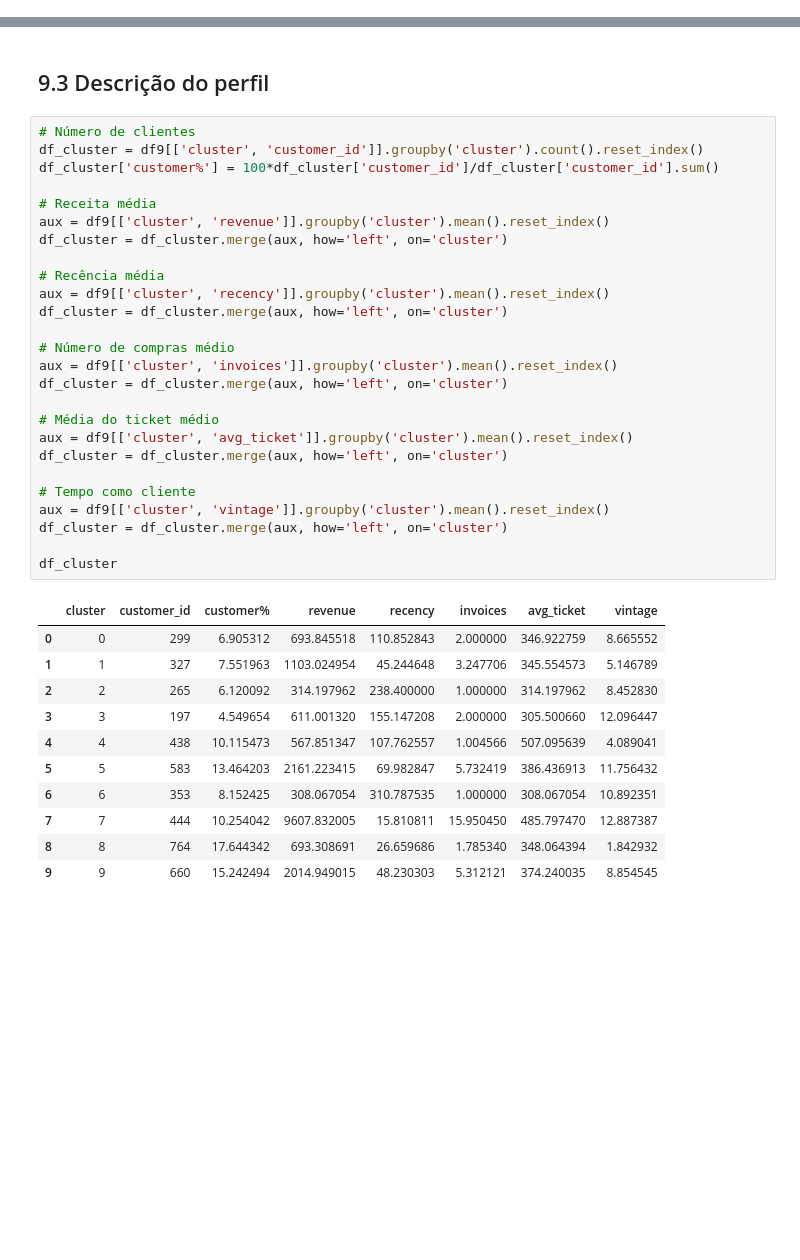
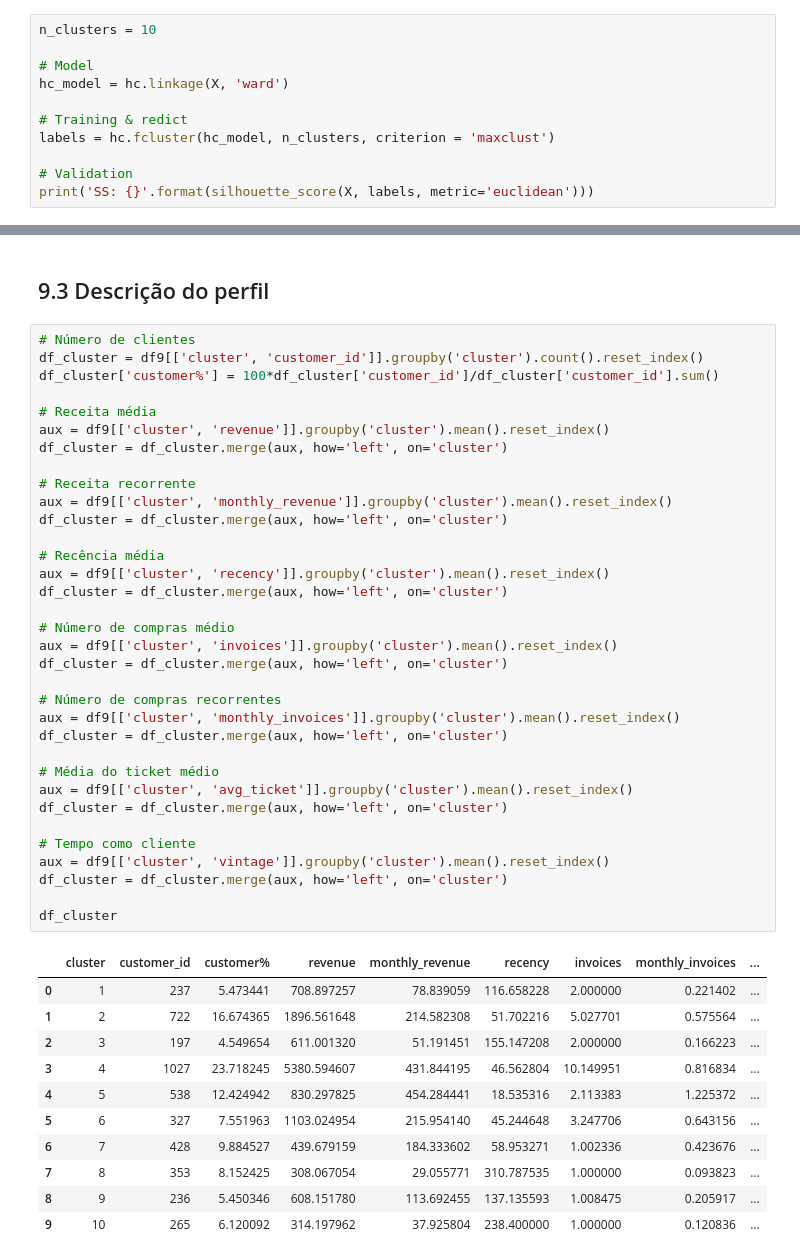
Before and after one commit to paixaols/loyalty-program, a Jupyter notebook: notebooks/4.3_loyalty_cluster-umap-embedding.ipynb, the cells around one changed output, grey strips where cells are left out. Saved outputs shown, nothing was run; the diff lists cells and outputs as text; blank space fills up the shorter version.

```diff
--- a/notebooks/4.3_loyalty_cluster-umap-embedding.ipynb
+++ b/notebooks/4.3_loyalty_cluster-umap-embedding.ipynb
@@ -1142,0 +1131,11 @@ SS: 0.5191026329994202
+# %%
+n_clusters = 10
+
+# Model
+hc_model = hc.linkage(X, 'ward')
+
+# Training & redict
+labels = hc.fcluster(hc_model, n_clusters, criterion = 'maxclust')
+
+# Validation
+print('SS: {}'.format(silhouette_score(X, labels, metric='euclidean')))
@@ -1181,39 +1189,47 @@ df9['cluster'] = labels
 # %%
 # Número de clientes
 df_cluster = df9[['cluster', 'customer_id']].groupby('cluster').count().reset_index()
 df_cluster['customer%'] = 100*df_cluster['customer_id']/df_cluster['customer_id'].sum()
 
 # Receita média
 aux = df9[['cluster', 'revenue']].groupby('cluster').mean().reset_index()
 df_cluster = df_cluster.merge(aux, how='left', on='cluster')
 
+# Receita recorrente
+aux = df9[['cluster', 'monthly_revenue']].groupby('cluster').mean().reset_index()
+df_cluster = df_cluster.merge(aux, how='left', on='cluster')
+
 # Recência média
 aux = df9[['cluster', 'recency']].groupby('cluster').mean().reset_index()
 df_cluster = df_cluster.merge(aux, how='left', on='cluster')
 
 # Número de compras médio
 aux = df9[['cluster', 'invoices']].groupby('cluster').mean().reset_index()
+df_cluster = df_cluster.merge(aux, how='left', on='cluster')
+
+# Número de compras recorrentes
+aux = df9[['cluster', 'monthly_invoices']].groupby('cluster').mean().reset_index()
 df_cluster = df_cluster.merge(aux, how='left', on='cluster')
 
 # Média do ticket médio
 aux = df9[['cluster', 'avg_ticket']].groupby('cluster').mean().reset_index()
 df_cluster = df_cluster.merge(aux, how='left', on='cluster')
 
 # Tempo como cliente
 aux = df9[['cluster', 'vintage']].groupby('cluster').mean().reset_index()
 df_cluster = df_cluster.merge(aux, how='left', on='cluster')
 
 df_cluster
 # %% [output]
-|  | cluster | customer_id | customer% | revenue | recency | invoices | avg_ticket | vintage |
-| 0 | 0 | 299 | 6.905312 | 693.845518 | 110.852843 | 2.000000 | 346.922759 | 8.665552 |
-| 1 | 1 | 327 | 7.551963 | 1103.024954 | 45.244648 | 3.247706 | 345.554573 | 5.146789 |
-| 2 | 2 | 265 | 6.120092 | 314.197962 | 238.400000 | 1.000000 | 314.197962 | 8.452830 |
-| 3 | 3 | 197 | 4.549654 | 611.001320 | 155.147208 | 2.000000 | 305.500660 | 12.096447 |
-| 4 | 4 | 438 | 10.115473 | 567.851347 | 107.762557 | 1.004566 | 507.095639 | 4.089041 |
-| 5 | 5 | 583 | 13.464203 | 2161.223415 | 69.982847 | 5.732419 | 386.436913 | 11.756432 |
-| 6 | 6 | 353 | 8.152425 | 308.067054 | 310.787535 | 1.000000 | 308.067054 | 10.892351 |
-| 7 | 7 | 444 | 10.254042 | 9607.832005 | 15.810811 | 15.950450 | 485.797470 | 12.887387 |
-| 8 | 8 | 764 | 17.644342 | 693.308691 | 26.659686 | 1.785340 | 348.064394 | 1.842932 |
-| 9 | 9 | 660 | 15.242494 | 2014.949015 | 48.230303 | 5.312121 | 374.240035 | 8.854545 |
+|  | cluster | customer_id | customer% | revenue | monthly_revenue | recency | invoices | monthly_invoices | ... |
+| 0 | 1 | 237 | 5.473441 | 708.897257 | 78.839059 | 116.658228 | 2.000000 | 0.221402 | ... |
+| 1 | 2 | 722 | 16.674365 | 1896.561648 | 214.582308 | 51.702216 | 5.027701 | 0.575564 | ... |
+| 2 | 3 | 197 | 4.549654 | 611.001320 | 51.191451 | 155.147208 | 2.000000 | 0.166223 | ... |
+| 3 | 4 | 1027 | 23.718245 | 5380.594607 | 431.844195 | 46.562804 | 10.149951 | 0.816834 | ... |
+| 4 | 5 | 538 | 12.424942 | 830.297825 | 454.284441 | 18.535316 | 2.113383 | 1.225372 | ... |
+| 5 | 6 | 327 | 7.551963 | 1103.024954 | 215.954140 | 45.244648 | 3.247706 | 0.643156 | ... |
+| 6 | 7 | 428 | 9.884527 | 439.679159 | 184.333602 | 58.953271 | 1.002336 | 0.423676 | ... |
+| 7 | 8 | 353 | 8.152425 | 308.067054 | 29.055771 | 310.787535 | 1.000000 | 0.093823 | ... |
+| 8 | 9 | 236 | 5.450346 | 608.151780 | 113.692455 | 137.135593 | 1.008475 | 0.205917 | ... |
+| 9 | 10 | 265 | 6.120092 | 314.197962 | 37.925804 | 238.400000 | 1.000000 | 0.120836 | ... |
 # %% [markdown]
```
Also changed, not shown: parts of 12 cells of this notebook, 1 other file.
